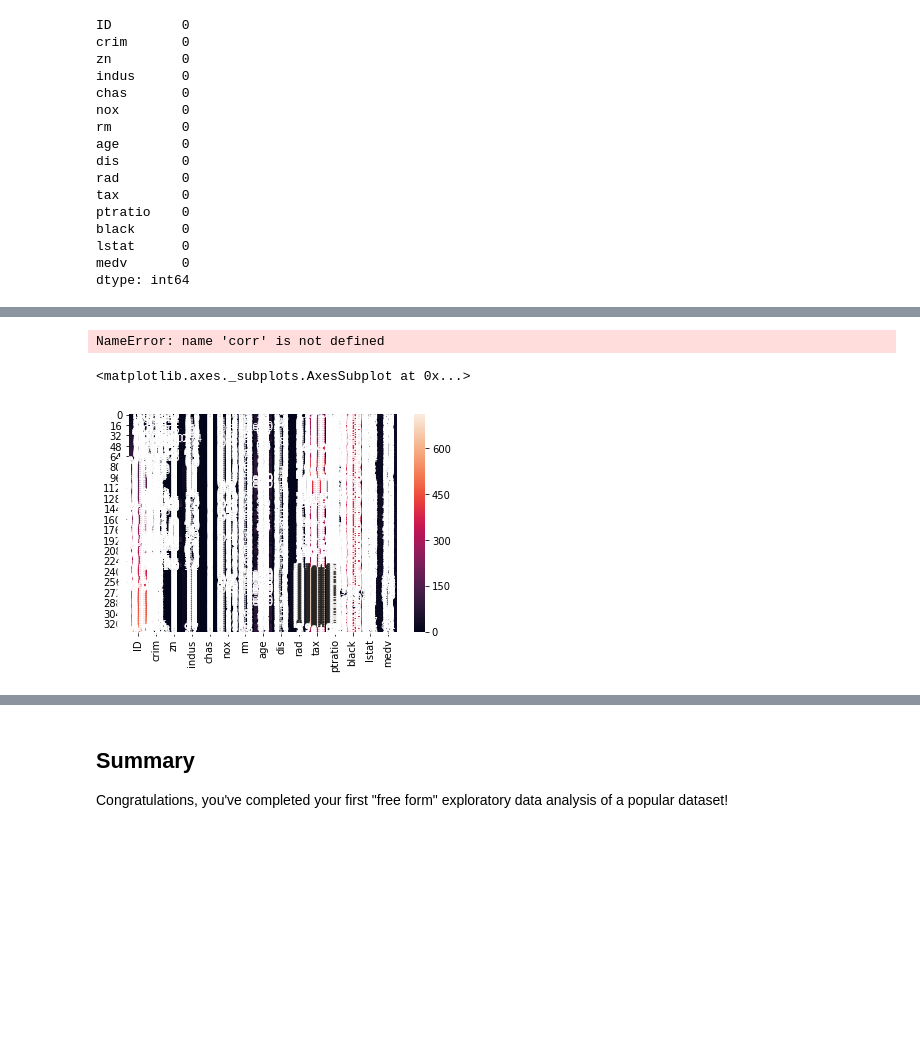
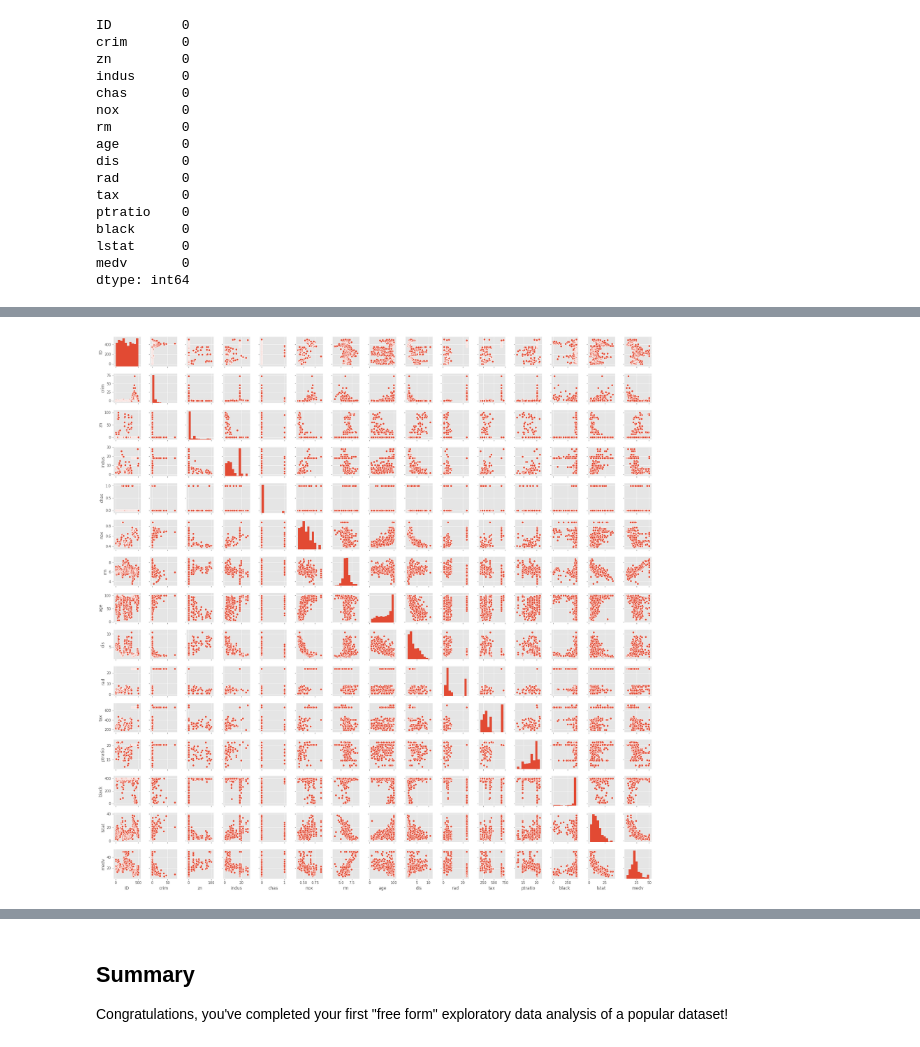
Before and after one commit to torresdavr/dsc-project-eda-with-pandas-online-ds-pt-100719, a Jupyter notebook: index.ipynb, the cells around one changed output, grey strips where cells are left out. Drawn from its saved outputs; the diff is of its cells as text; code cells hidden in the pictures; blank space fills up the shorter version.

```diff
--- a/index.ipynb
+++ b/index.ipynb
@@ -52,6 +52,8 @@ import numpy as np
 import matplotlib.pyplot as plt
 %matplotlib inline
 
+plt.style.use('ggplot')
+
 import seaborn as sns
 # %%
 df = pd.read_csv('train.csv')
@@ -121,9 +131,4 @@ corr = df.corr()
-# %%
-sns.heatmap(corr)
-# %% [output]
-NameError: name 'corr' is not defined
-# %%
-sns.heatmap(df, annot=True)
-# %% [output]
-<matplotlib.axes._subplots.AxesSubplot at 0x...>
-[figure, removed]
+# %%
+sns.pairplot(df, height=1.5);
+# %% [output]
+[figure, added]
```
Also changed, not shown: parts of 17 cells of this notebook.
